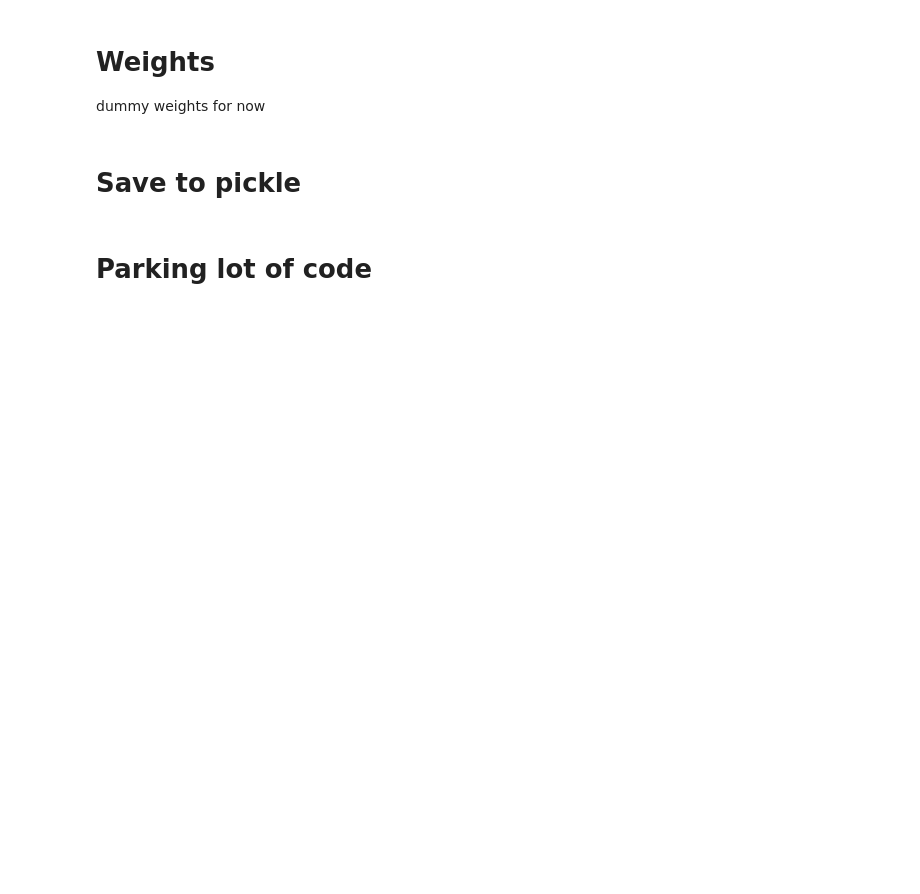
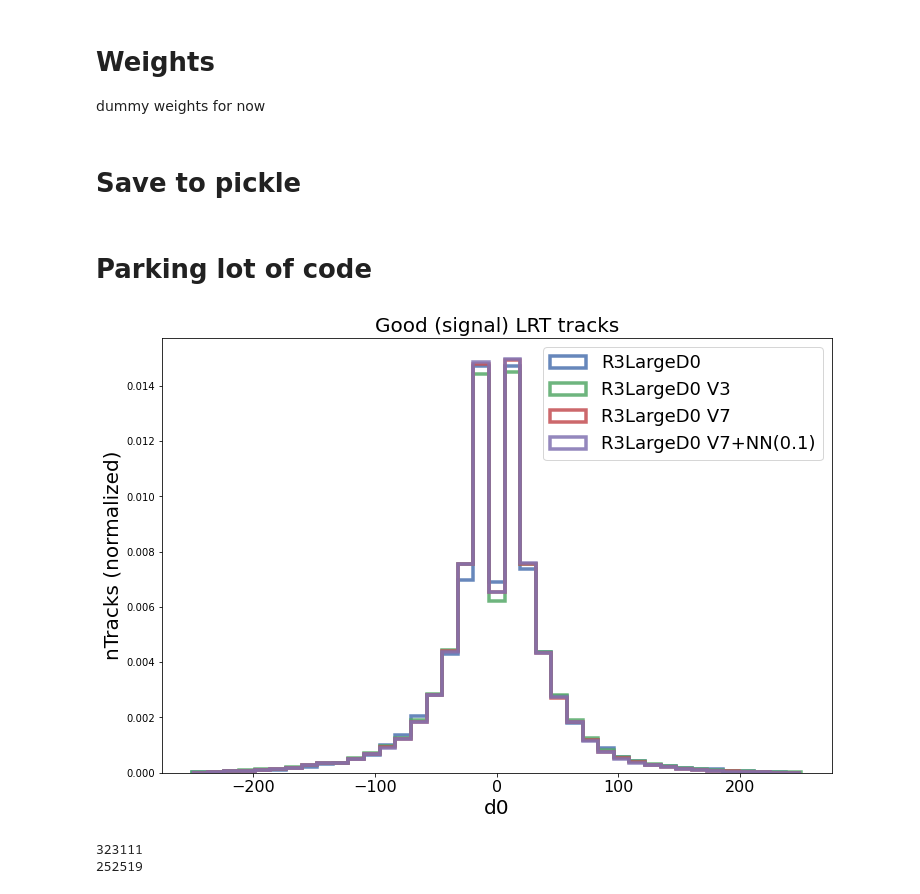
Before and after one commit to robinnewhouse/LRTNotebooks, a Jupyter notebook: DataPreparation.ipynb, the cells around one changed output. Cells and saved outputs as stored; diff of their text form; code cells hidden in the pictures; blank space fills up the shorter version.

```diff
--- a/DataPreparation.ipynb
+++ b/DataPreparation.ipynb
@@ -247,0 +367,45 @@ ax = df.track_pt.hist(bins=bins, density=False,figsize=(10,7), weights=track_wei
+# %%
+# truth_tree['truth_d0'].hist(bins=100, log=True)
+LRTAnalysis_v7 = uproot.open('/data/newhouse/LRT/batch/testing/testing_21p0_v7_doR3LargeD0/VH4b/LRTAnalysis_output.root')
+track_tree_v7 = LRTAnalysis_v7['Trees/eventTree'].pandas.df(track_branches)
+LRTAnalysis_v3 = uproot.open('/data/newhouse/LRT/batch/testing/R3_SSSV3/LRTAnalysis_output.root')
+track_tree_v3 = LRTAnalysis_v3['Trees/eventTree'].pandas.df(track_branches)
+# %%
+LRTAnalysis_v0 = uproot.open('/data/newhouse/LRT/batch/testing/R3/R3.PowhegPythia8EvtGen_WpH_H125_a55a55_4b_ctau100.LRTAnalysis_output.root')
+track_tree_v0 = LRTAnalysis_v0['Trees/eventTree'].pandas.df(track_branches)
+# %%
+LRTAnalysis_v7nn = uproot.open('/data/newhouse/LRT/batch/testing/testing_21p0_v7_doR3LargeD0_funcnn_p1/VH4b/LRTAnalysis_output.root')
+track_tree_v7nn = LRTAnalysis_v7nn['Trees/eventTree'].pandas.df(track_branches)
+# %%
+plot_options = {
+    'histtype' : 'step',
+    'linewidth' : 3.5,
+    'alpha' : 0.85,
+    'density' : 1,
+    'bins' : np.linspace(-250,250,40),
+    'log' : False
+}
+
+query = 'isFake==False & isLRTrack==True & isSignal == True'
+
+fig, ax = plt.subplots(1, 1,figsize=(12,8))
+ax.hist(track_tree_v0.query  (query)['d0'], label = 'R3LargeD0', **plot_options);
+ax.hist(track_tree_v3.query  (query)['d0'], label = 'R3LargeD0 V3', **plot_options);
+ax.hist(track_tree_v7.query  (query)['d0'], label = 'R3LargeD0 V7', **plot_options);
+ax.hist(track_tree_v7nn.query(query)['d0'], label = 'R3LargeD0 V7+NN(0.1)', **plot_options);
+ax.legend(loc='upper right', fontsize=18)
+ax.set_xlabel('d0', fontsize = 20)
+ax.set_ylabel('nTracks (normalized)', fontsize = 20)
+ax.set_title('Good (signal) LRT tracks', fontsize = 20)
+ax.tick_params(axis='x', which='major', labelsize=16)
+# %% [output]
+[figure, added]
+# %%
+v7len_good = len(track_tree_v7.query('isFake==False & isLRTrack==True'))
+v7nnlen_good = len(track_tree_v7nn.query('isFake==False & isLRTrack==True'))
+print(v7len_good)
+print(v7nnlen_good)
+print()
+# %% [output]
+323111
+252519
```
Also changed, not shown: parts of 10 cells of this notebook, 5 other files.
